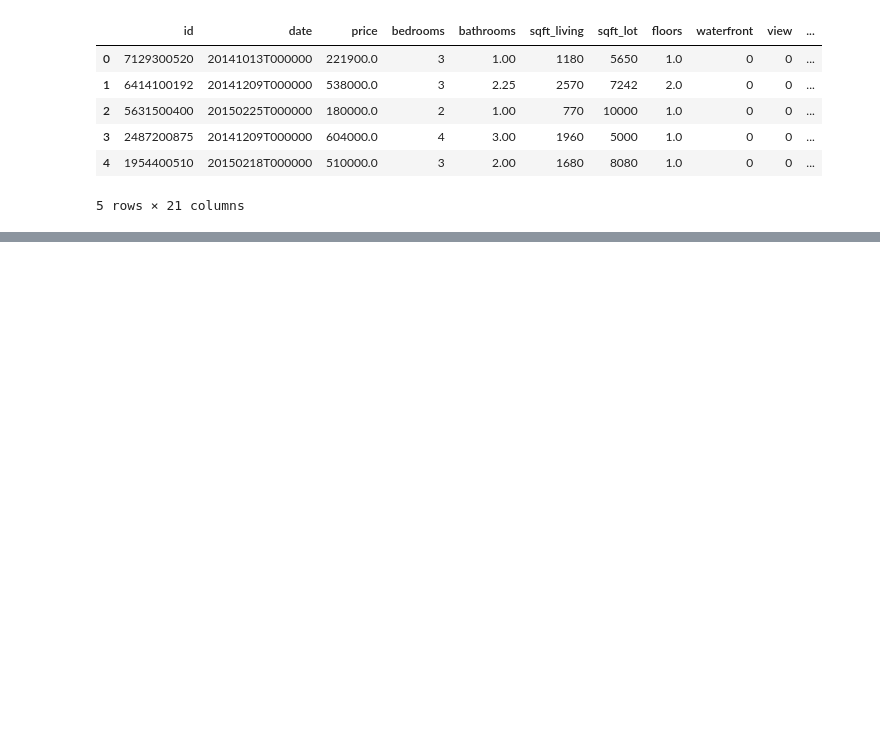
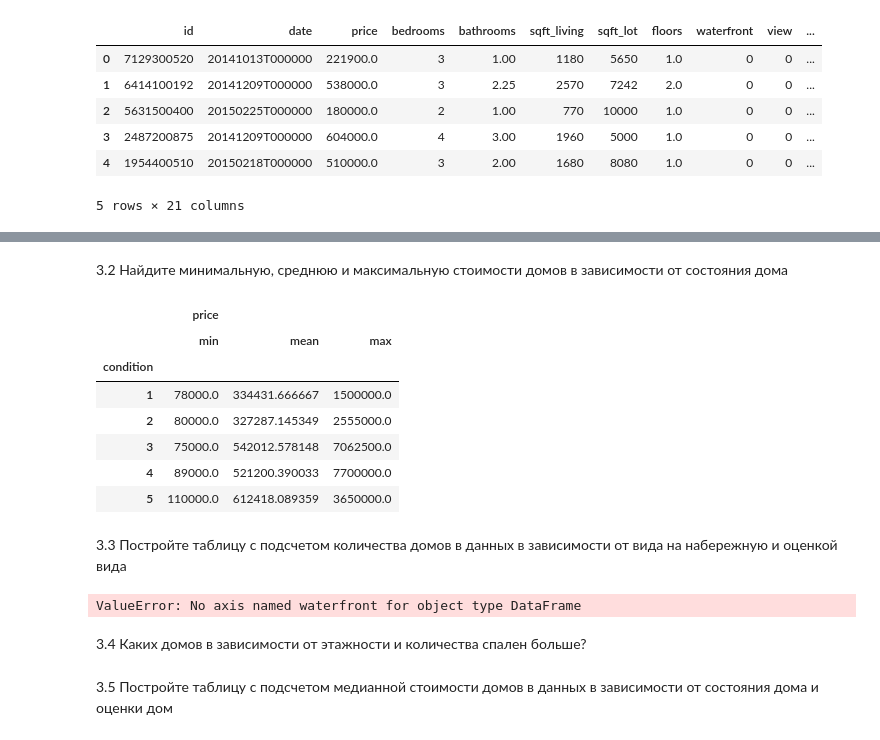
Before and after one commit to Starlightm/pythonTasksGB, a Jupyter notebook: 1.ipynb, the cells around one changed output, grey strips where cells are left out. Cells and saved outputs as stored; diff of their text form; code cells hidden in the pictures; blank space fills up the shorter version.

```diff
--- a/1.ipynb
+++ b/1.ipynb
@@ -18,0 +166,25 @@ df.head(5)
+# %% [markdown]
+
+3.2 Найдите минимальную, среднюю и максимальную стоимости домов в зависимости от состояния дома
+# %%
+df.groupby('condition').agg({'price': ['min', 'mean', 'max']})
+# %% [output]
+|  | price |  |  |
+|  | min | mean | max |
+| condition |  |  |  |
+| 1 | 78000.0 | 334431.666667 | 1500000.0 |
+| 2 | 80000.0 | 327287.145349 | 2555000.0 |
+| 3 | 75000.0 | 542012.578148 | 7062500.0 |
+| 4 | 89000.0 | 521200.390033 | 7700000.0 |
+| 5 | 110000.0 | 612418.089359 | 3650000.0 |
+# %% [markdown]
+
+3.3 Постройте таблицу с подсчетом количества домов в данных в зависимости от вида на набережную и оценкой вида
+# %%
+df.groupby('condition', 'waterfront').agg({'price': ['min', 'max']})
+# %% [output]
+ValueError: No axis named waterfront for object type DataFrame
+# %% [markdown]
+3.4 Каких домов в зависимости от этажности и количества спален больше?
+# %% [markdown]
+3.5 Постройте таблицу с подсчетом медианной стоимости домов в данных в зависимости от состояния дома и оценки дом
```
Also changed, not shown: parts of 18 cells of this notebook, 1 other file.
